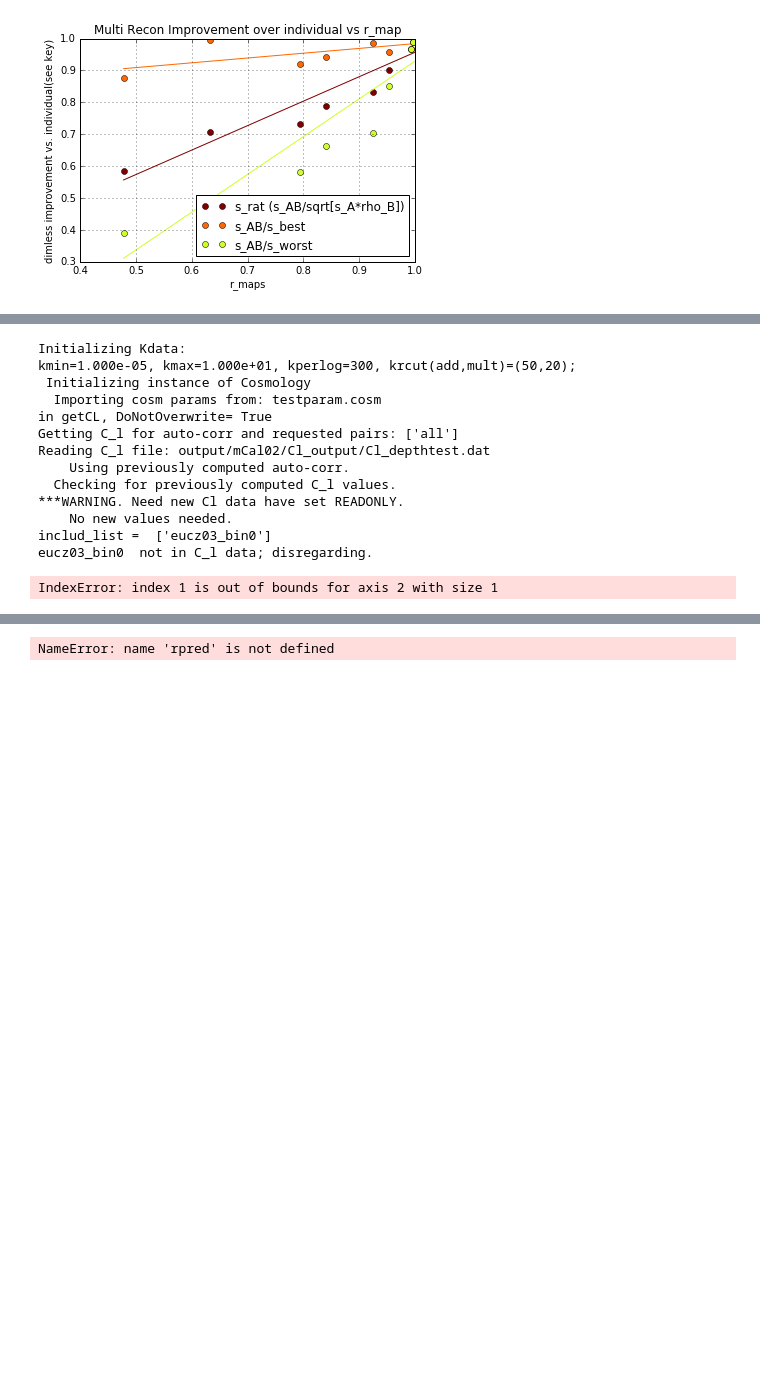
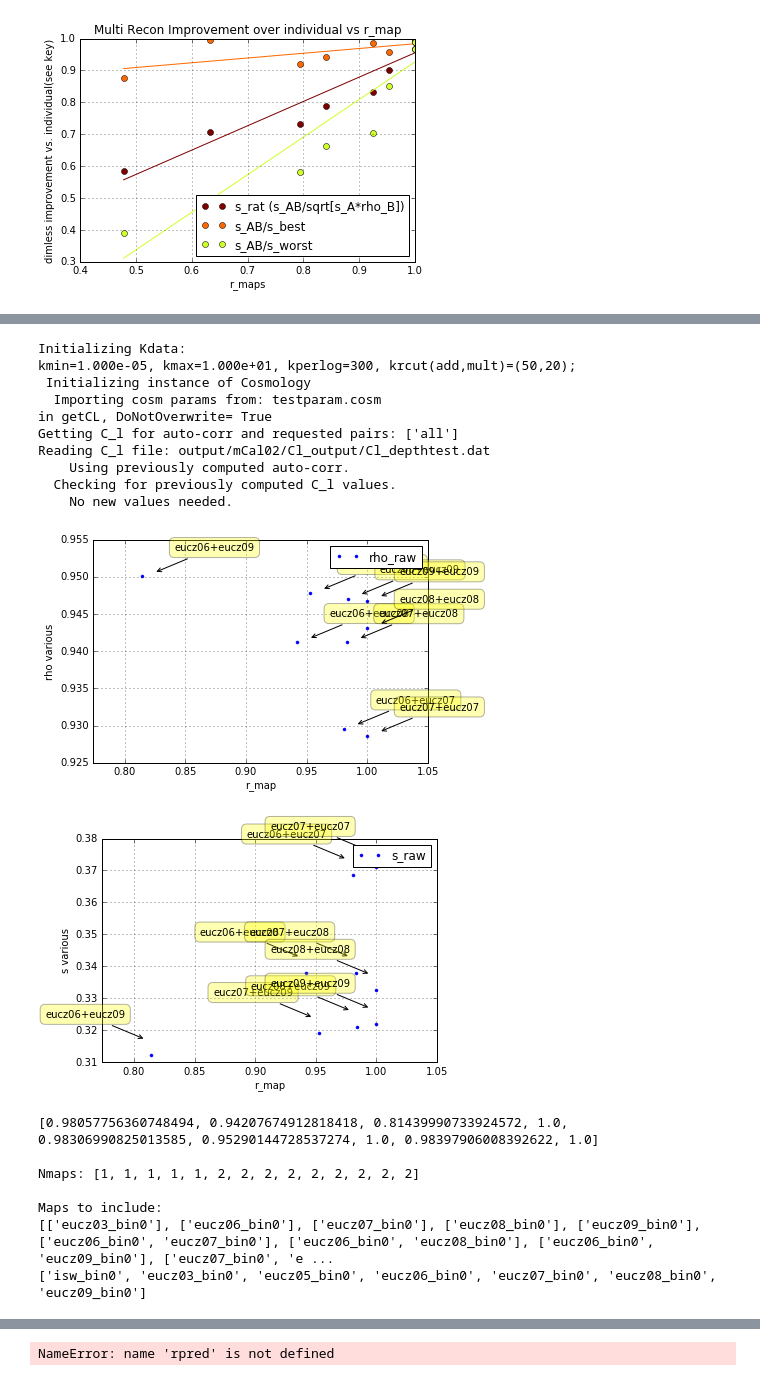
Before and after one commit to jessmuir/isw_reconstr, a Jupyter notebook: NW Multi.ipynb, the cells around one changed output, grey strips where cells are left out. Drawn from its saved outputs; the diff is of its cells as text; code cells hidden in the pictures; blank space fills up the shorter version.

```diff
--- a/NW Multi.ipynb
+++ b/NW Multi.ipynb
@@ -281,9 +279,9 @@ for mrec in irs:
 ('eucz07', False, 0.92705662090902985, [0.92705662090902985], False)
 ('eucz09', False, 0.94297374798989519, [0.94297374798989519], False)
 # %%
-def labplot_r(xr, yr, labels, xaxis='', yaxis='',show=True,ha='left'):
-    p = plt.plot(xr, yr, '.')
-    for label, x, y in zip(labels, xr, yr):
+def labplot_r(xr, yr, mlabels, xaxis='', yaxis='',show=True,ha='left',seq_label=''): #seqlabel is e.g. rho_ratio, vs mlabel is label for each multi-recon
+    p = plt.plot(xr, yr, '.',label=seq_label)
+    for label, x, y in zip(mlabels, xr, yr):
         plt.annotate(
             label,
             xy = (x+0.01, y+0.0005), xytext = (20, 20),
@@ -292,12 +290,13 @@ def labplot_r(xr, yr, labels, xaxis='', yaxis='',show=True,ha='left'):
             arrowprops = dict(arrowstyle = '->', connectionstyle = 'arc3,rad=0'))
     plt.xlabel(xaxis)
     plt.ylabel(yaxis)
+    plt.grid()
     if show: plt.show()
     else: return p
 
-def labplot_s(xr, yr, labels, xaxis='', yaxis='',show=True,ha='right'):
-    p = plt.plot(xr, yr, '.')
-    for label, x, y in zip(labels, xr, yr):
+def labplot_s(xr, yr, mlabels, xaxis='', yaxis='',show=True,ha='right',seq_label=''):
+    p = plt.plot(xr, yr, '.',label=seq_label)
+    for label, x, y in zip(mlabels, xr, yr):
         plt.annotate(
             label,
             xy = (x-0.005, y+0.005), xytext = (-20, 20),
@@ -306,5 +305,6 @@ def labplot_s(xr, yr, labels, xaxis='', yaxis='',show=True,ha='right'):
             arrowprops = dict(arrowstyle = '->', connectionstyle = 'arc3,rad=0'))
     plt.xlabel(xaxis)
     plt.ylabel(yaxis)
+    plt.grid()
     if show: plt.show()
     else: return p
@@ -352,8 +317,9 @@ def plotnfit(xarr, ytests, labels, deg=1, cmap='jet_r'):
         color = cmap(float(i)/((2*N-1)))
         plt.plot(xarr,yarr,'o',label=label, color=color)
         coeffs = np.polyfit(xarr,yarr,deg=deg)
-        yfit = np.polyval(coeffs, np.sort(xarr)) #Evaluates the polynomial for each x2 value
-        plt.plot(np.sort(xarr),yfit,'-',color=color)
+        if deg > 0:
+            yfit = np.polyval(coeffs, np.sort(xarr)) #Evaluates the polynomial for each x2 value
+            plt.plot(np.sort(xarr),yfit,'-',color=color)
     plt.grid()
     return
 # labplot_r(x_rpairs,x_rho_rat,labels2,'r_map', 'rho_AB/sqrt(rhoA*rhoB)',show=False)
@@ -693,35 +754,51 @@ Reading C_l file: output/mCal02/Cl_output/Cl_depthtest.dat
 # %%
-depthtestz0=np.array([.3,.5,.7,.9])
+def m_z0toid(multi_list, z0_list):
+    """convert a multi_list containing z0 values into one with indices of those values in z0_list, for input into multi_depthtest_get_reclist.
+    e.g. m_z0toid([0.5,0.6,(.5,.6)], [0.3,0.4,0.5,0.6]) --> [2, 3, (2,3)]"""
+    z0_list=list(z0_list)
+    id_mult=[]
+    for m in multi_list:
+        if type(m)==tuple or type(m)==list:
+            rtup=[]
+            for z in m:
+                rtup.append(z0_list.index(z))
+            id_mult.append(tuple(rtup))
+        else: id_mult.append(z0_list.index(m))
+    return id_mult
+
+depthtestz0=np.array([.3,.5,.6,.7,.8,.9])
 nbar = 'default'
+outtag='mCal02'
 #rho_AB/(rho_a*rho_b) vs. r_AB
-cldat=multi_get_Cl(justread=True,z0vals=[0.7,1.1], nbar=nbar, outtag=outtag)
+cldat=multi_get_Cl(justread=True,z0vals=depthtestz0, nbar=nbar, outtag=outtag)
 #doMulti = getCombos(range(len(depthtestz0))) #list of z0val map indices to combine for reconstruction.
-doMulti2 = [0,1,2,3,(0,0),(1,1),(2,2),(3,3),(0,1),(0,2),(0,3),(1,2),(1,3),(2,3)] #getCombos(range(len(depthtestz0))) #list of z0val map indices to combine for reconstruction.
-reclist = multi_depthtest_get_reclist(depthtestz0, multi=doMulti2, nbar=nbar)
+multi_z = [.3,.6,.7,.8,.9,(.6,.7),(.6,.8),(.6,.9),(.7,.7),(.7,.8),(.7,.9),(.8,.8),(.8,.9),(.9,.9)] #getCombos(range(len(depthtestz0))) #list of z0val map indices to combine for reconstruction.
+reclist = multi_depthtest_get_reclist(depthtestz0, multi=m_z0toid(multi_z,depthtestz0), nbar=nbar)
 mrs = [MRecStats(cldat, rec, use_nbar_in_r=True) for rec in reclist]
-irs=[irec for irec in mrs if irec.Nmaps==1]#get the single reconstructions
-mrs=[mrec for mrec in mrs if mrec.Nmaps>1]
-mrs_noN = [MRecStats(cldat, rec, use_nbar_in_r=False) for rec in reclist]
-irs_noN=[irec for irec in mrs_noN if irec.Nmaps==1]#get the single reconstructions
-mrs_noN=[mrec for mrec in mrs_noN if mrec.Nmaps>1]
+
+plot_mrslist(mrs, vartypes=['raw'],title=False, fitdeg=0, labplot=True)
 
 print "\nNmaps:",[recdat.Nmap for recdat in reclist]
 print "\nMaps to include:\n",[recdat.includeglm for recdat in reclist]
 # rhopred = multi_depthtest_get_expected_rho(cldat=cldat,reclist=reclist,varname='rho')
 print cldat.bintaglist
-print "Done! Minutes elapsed:",(time.time()-st)/60.
 # %% [output]
 Initializing Kdata:
 kmin=1.000e-05, kmax=1.000e+01, kperlog=300, krcut(add,mult)=(50,20);
  Initializing instance of Cosmology
   Importing cosm params from: testparam.cosm
 in getCL, DoNotOverwrite= True
 Getting C_l for auto-corr and requested pairs: ['all']
 Reading C_l file: output/mCal02/Cl_output/Cl_depthtest.dat
     Using previously computed auto-corr.
   Checking for previously computed C_l values.
-***WARNING. Need new Cl data have set READONLY.
     No new values needed.
-includ_list =  ['eucz03_bin0']
-eucz03_bin0  not in C_l data; disregarding.
+[figure, added]
+[figure, added]
-IndexError: index 1 is out of bounds for axis 2 with size 1
+[0.98057756360748494, 0.94207674912818418, 0.81439990733924572, 1.0, 0.98306990825013585, 0.95290144728537274, 1.0, 0.98397906008392622, 1.0]
+
+Nmaps: [1, 1, 1, 1, 1, 2, 2, 2, 2, 2, 2, 2, 2, 2]
+
+Maps to include:
+[['eucz03_bin0'], ['eucz06_bin0'], ['eucz07_bin0'], ['eucz08_bin0'], ['eucz09_bin0'], ['eucz06_bin0', 'eucz07_bin0'], ['eucz06_bin0', 'eucz08_bin0'], ['eucz06_bin0', 'eucz09_bin0'], ['eucz07_bin0', 'e ...
+['isw_bin0', 'eucz03_bin0', 'eucz05_bin0', 'eucz06_bin0', 'eucz07_bin0', 'eucz08_bin0', 'eucz09_bin0']
```
Also changed, not shown: parts of 13 cells of this notebook, 2 other files.
